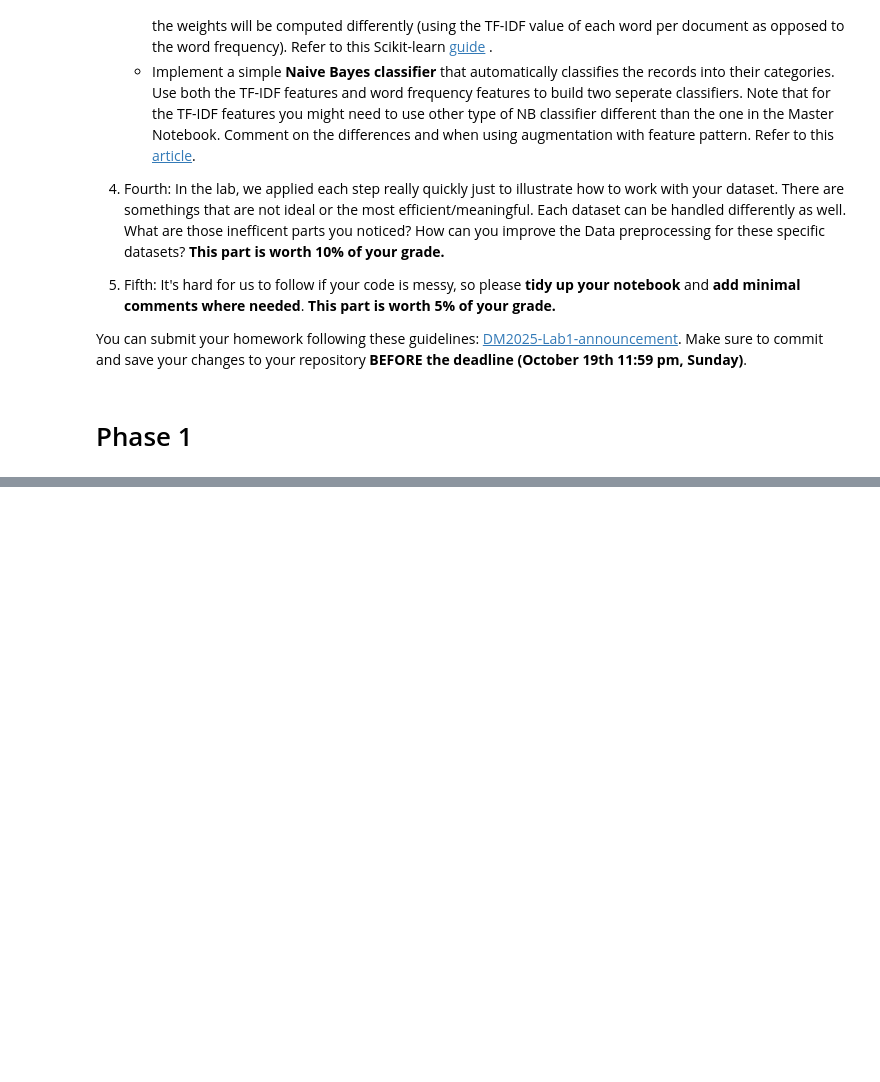
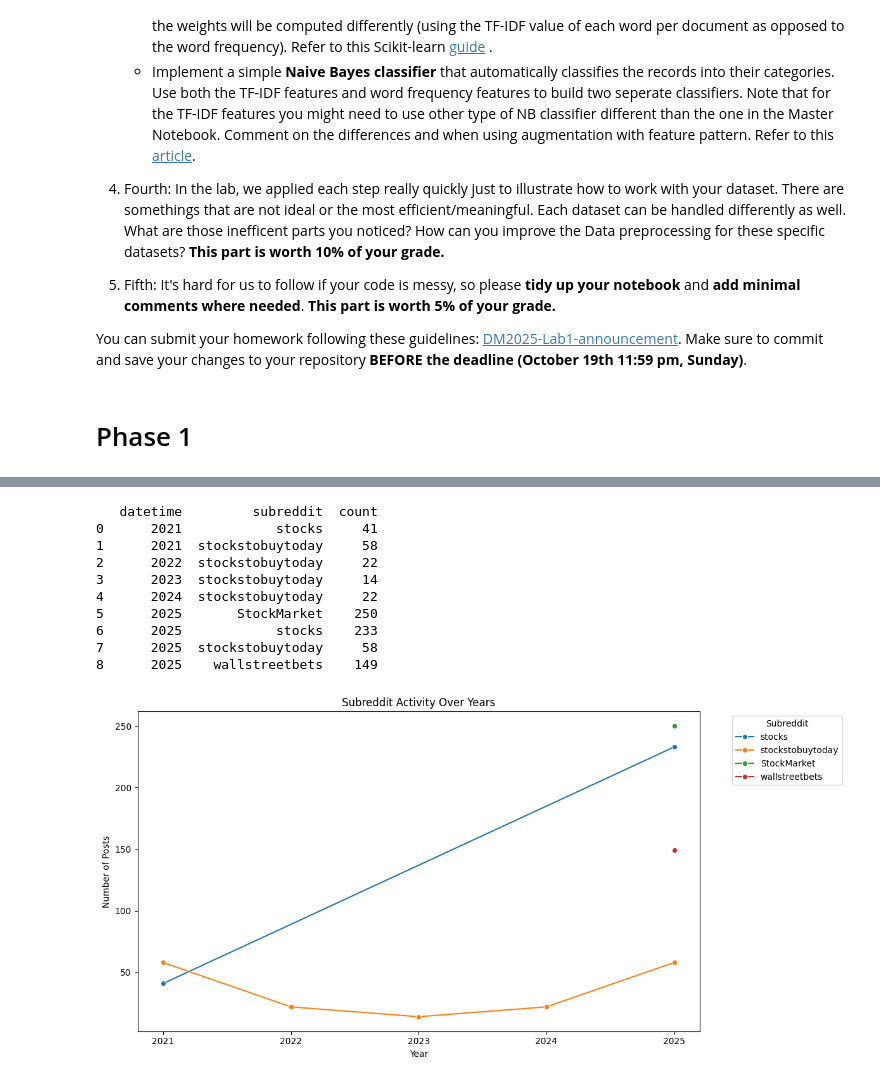
Before and after one commit to Bonnie-go-get/DM2025-Lab1-Exercise, a Jupyter notebook: DM2025-Lab1-Homework.ipynb, the cells around one changed output, grey strips where cells are left out. Cells and saved outputs as stored; diff of their text form; code cells hidden in the pictures; blank space fills up the shorter version.

```diff
--- a/DM2025-Lab1-Homework.ipynb
+++ b/DM2025-Lab1-Homework.ipynb
@@ -62,0 +307,26 @@ You can submit your homework following these guidelines: [DM2025-Lab1-announceme
+# %%
+# Count posts per subreddit per year
+subreddit_year = new_df.groupby(['datetime', 'subreddit']).size().reset_index(name='count')
+print(subreddit_year)
+plt.figure(figsize=(12, 6))
+sns.lineplot(data=subreddit_year, x='datetime', y='count', hue='subreddit', marker='o')
+
+plt.title("Subreddit Activity Over Years")
+plt.xlabel("Year")
+plt.ylabel("Number of Posts")
+plt.legend(title="Subreddit", bbox_to_anchor=(1.05, 1), loc='upper left')
+plt.tight_layout()
+plt.gca().xaxis.set_major_locator(MaxNLocator(integer=True))
+plt.show()
+# %% [output]
+   datetime         subreddit  count
+0      2021            stocks     41
+1      2021  stockstobuytoday     58
+2      2022  stockstobuytoday     22
+3      2023  stockstobuytoday     14
+4      2024  stockstobuytoday     22
+5      2025       StockMarket    250
+6      2025            stocks    233
+7      2025  stockstobuytoday     58
+8      2025    wallstreetbets    149
+[figure, added]
```
Also changed, not shown: parts of 37 cells of this notebook, 1 other file.
